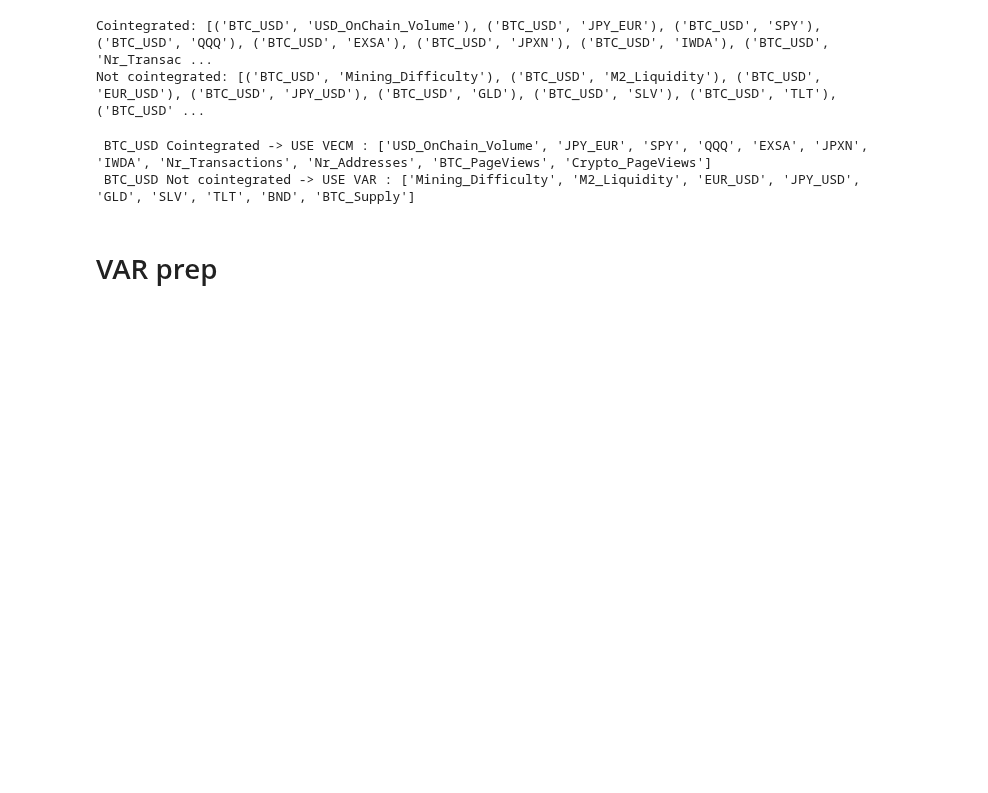
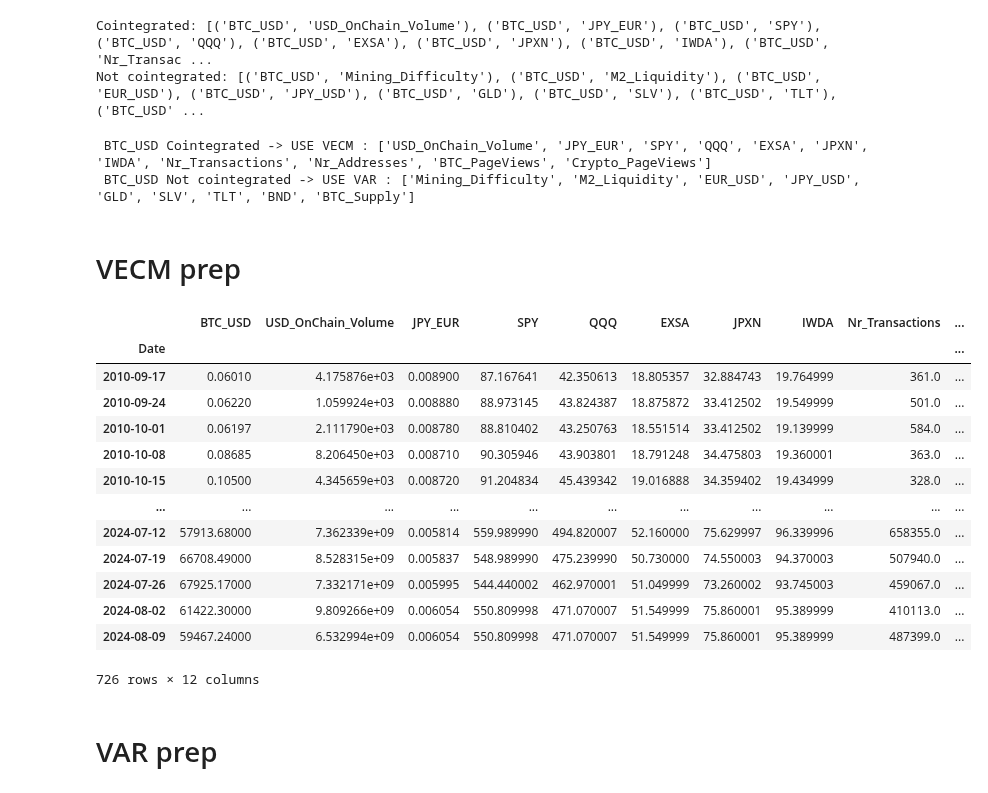
Before and after one commit to notp1ssed/ProjetoFinal-PosGraduacaoEngenhariaFinanceira, a Jupyter notebook: Time Series Data Preprocessing.ipynb, the cells around one changed output. Saved outputs shown, nothing was run; the diff lists cells and outputs as text; code cells hidden in the pictures; blank space fills up the shorter version.

```diff
--- a/Time Series Data Preprocessing.ipynb
+++ b/Time Series Data Preprocessing.ipynb
@@ -241,3 +241,23 @@ print(f" BTC_USD Not cointegrated -> USE VAR : {not_cointegrated}")
 # %% [output]
  BTC_USD Cointegrated -> USE VECM : ['USD_OnChain_Volume', 'JPY_EUR', 'SPY', 'QQQ', 'EXSA', 'JPXN', 'IWDA', 'Nr_Transactions', 'Nr_Addresses', 'BTC_PageViews', 'Crypto_PageViews']
  BTC_USD Not cointegrated -> USE VAR : ['Mining_Difficulty', 'M2_Liquidity', 'EUR_USD', 'JPY_USD', 'GLD', 'SLV', 'TLT', 'BND', 'BTC_Supply']
+# %% [markdown]
+# VECM prep
+# %%
+vecm_df = opencsv[["BTC_USD"] + cointegrated]
+vecm_df
+# %% [output]
+|  | BTC_USD | USD_OnChain_Volume | JPY_EUR | SPY | QQQ | EXSA | JPXN | IWDA | Nr_Transactions | ... |
+| Date |  |  |  |  |  |  |  |  |  | ... |
+| 2010-09-17 | 0.06010 | 4.175876e+03 | 0.008900 | 87.167641 | 42.350613 | 18.805357 | 32.884743 | 19.764999 | 361.0 | ... |
+| 2010-09-24 | 0.06220 | 1.059924e+03 | 0.008880 | 88.973145 | 43.824387 | 18.875872 | 33.412502 | 19.549999 | 501.0 | ... |
+| 2010-10-01 | 0.06197 | 2.111790e+03 | 0.008780 | 88.810402 | 43.250763 | 18.551514 | 33.412502 | 19.139999 | 584.0 | ... |
+| 2010-10-08 | 0.08685 | 8.206450e+03 | 0.008710 | 90.305946 | 43.903801 | 18.791248 | 34.475803 | 19.360001 | 363.0 | ... |
+| 2010-10-15 | 0.10500 | 4.345659e+03 | 0.008720 | 91.204834 | 45.439342 | 19.016888 | 34.359402 | 19.434999 | 328.0 | ... |
+| ... | ... | ... | ... | ... | ... | ... | ... | ... | ... | ... |
+| 2024-07-12 | 57913.68000 | 7.362339e+09 | 0.005814 | 559.989990 | 494.820007 | 52.160000 | 75.629997 | 96.339996 | 658355.0 | ... |
+| 2024-07-19 | 66708.49000 | 8.528315e+09 | 0.005837 | 548.989990 | 475.239990 | 50.730000 | 74.550003 | 94.370003 | 507940.0 | ... |
+| 2024-07-26 | 67925.17000 | 7.332171e+09 | 0.005995 | 544.440002 | 462.970001 | 51.049999 | 73.260002 | 93.745003 | 459067.0 | ... |
+| 2024-08-02 | 61422.30000 | 9.809266e+09 | 0.006054 | 550.809998 | 471.070007 | 51.549999 | 75.860001 | 95.389999 | 410113.0 | ... |
+| 2024-08-09 | 59467.24000 | 6.532994e+09 | 0.006054 | 550.809998 | 471.070007 | 51.549999 | 75.860001 | 95.389999 | 487399.0 | ... |
+726 rows × 12 columns
```
Also changed, not shown: parts of 1 cell of this notebook, 4 other files.
